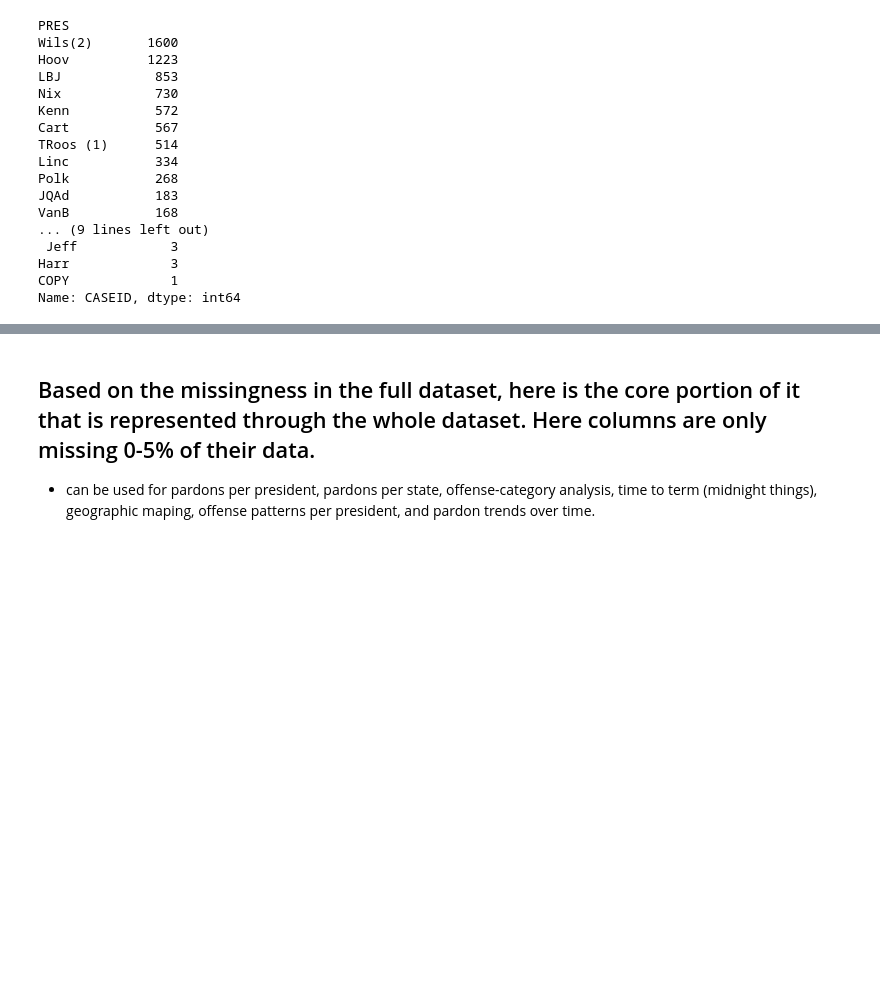
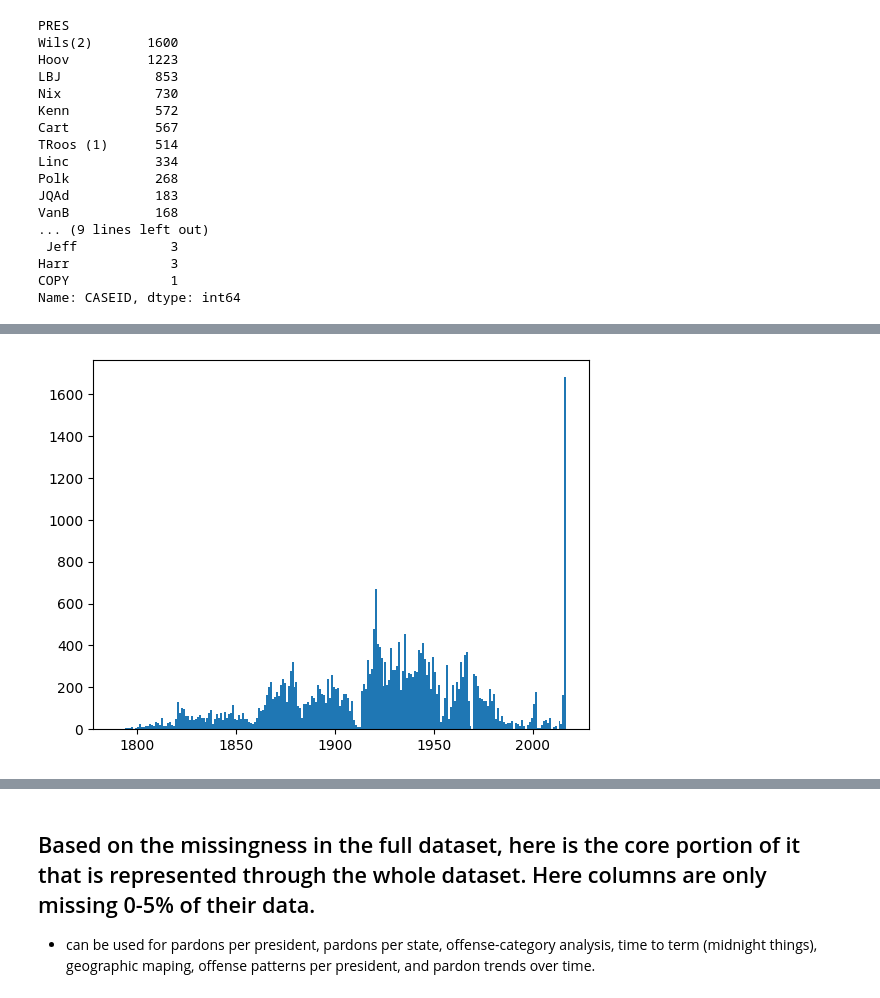
Before and after one commit to GraceSchmidt1/Group2_US_Pardons, a Jupyter notebook: US_Pardons_EDA.ipynb, the cells around one changed output, grey strips where cells are left out. Drawn from its saved outputs; the diff is of its cells as text; code cells hidden in the pictures; blank space fills up the shorter version.

```diff
--- a/US_Pardons_EDA.ipynb
+++ b/US_Pardons_EDA.ipynb
@@ -234,0 +240,4 @@ Here we can see massive temporal gaps in our dataset, particularly from the 1850
+# %%
+_ = plt.hist(df_clean['DATEACTION'].dt.year, bins = range(1789,2018))
+# %% [output]
+[figure, added]
```
Also changed, not shown: parts of 4 cells of this notebook.
